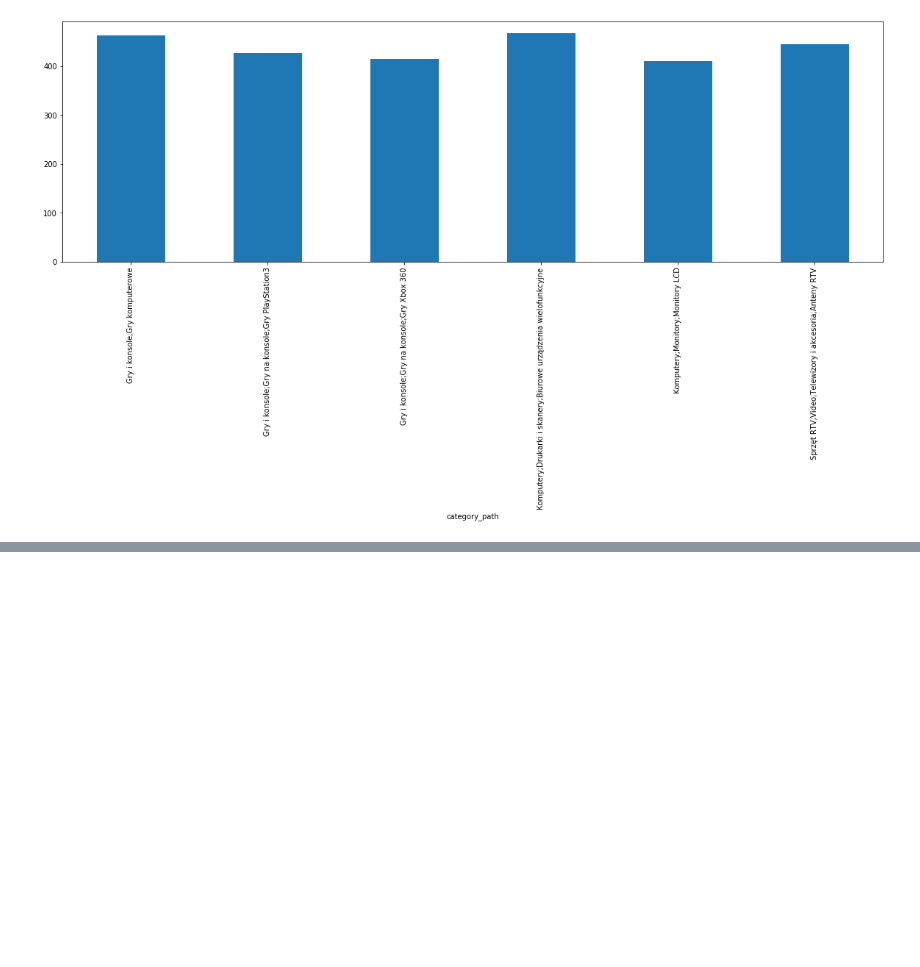
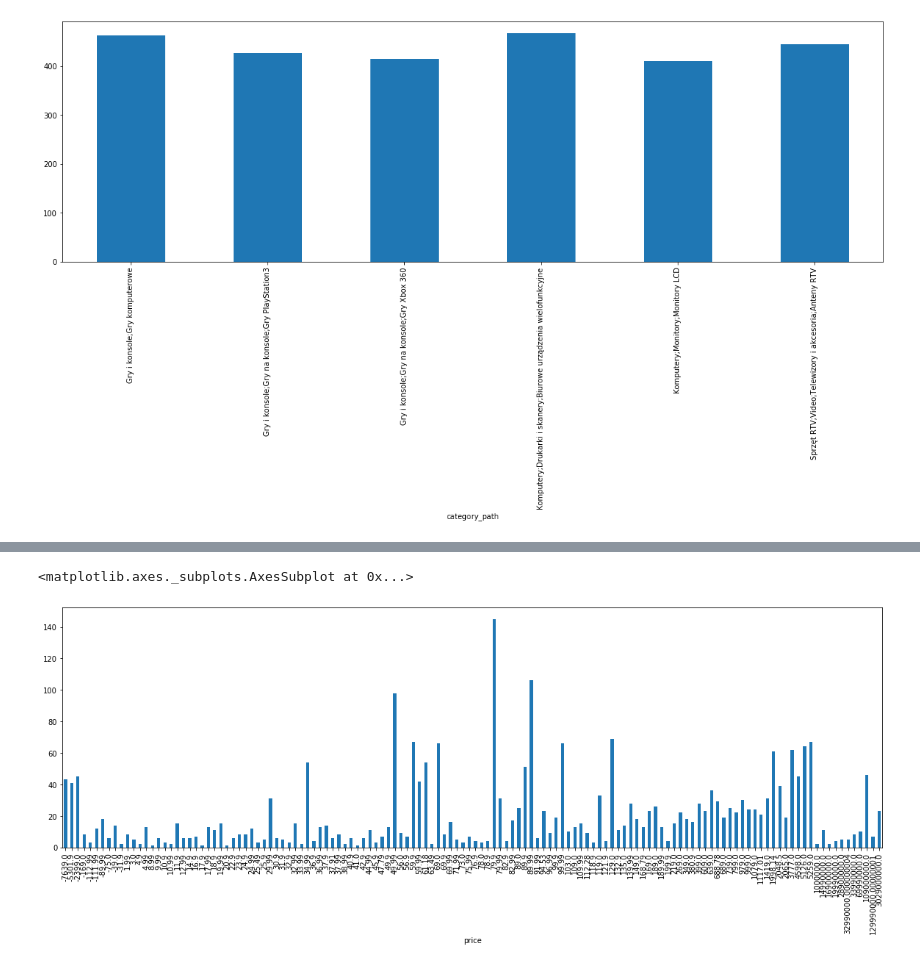
Before and after one commit to Rolkarolka/Delivery-optimization, a Jupyter notebook: notebooks/data_analysis.ipynb, the cells around one changed output, grey strips where cells are left out. Drawn from its saved outputs; the diff is of its cells as text; code cells hidden in the pictures; blank space fills up the shorter version.

Commit message:
DO-3 Add plot number of oredrs in given price ranges

```diff
--- a/notebooks/data_analysis.ipynb
+++ b/notebooks/data_analysis.ipynb
@@ -234,0 +237,5 @@ df.groupby(df["category_path"])["category_path"].count().plot(kind='bar', rot=90
+# %%
+df = pd.read_json("./../data/raw/sessions.jsonl", lines=True)
+df.set_index('session_id', inplace=True)
+df_price = df[df['event_type'] == "BUY_PRODUCT"]
+df_price
@@ -234,0 +257,7 @@ df.groupby(df["category_path"])["category_path"].count().plot(kind='bar', rot=90
+# %%
+df_product = pd.read_json("./../data/raw/products.jsonl", lines=True)
+df_product.set_index('product_id', inplace=True)
+# df = df.replace([np.inf, -np.inf], np.nan)
+# df = df.dropna(subset=["price"])
+# df = df[df.price >= 0]
+df_product
@@ -234,0 +279,3 @@ df.groupby(df["category_path"])["category_path"].count().plot(kind='bar', rot=90
+# %%
+df = pd.merge(df_price, df_product, on='product_id', how='inner')
+df
@@ -234,0 +296,6 @@ df.groupby(df["category_path"])["category_path"].count().plot(kind='bar', rot=90
+# %%
+fig, axs = plt.subplots(figsize=(20, 6))
+df.groupby(df["price"])["price"].count().plot(kind='bar', rot=90, ax=axs) # do skonsultowania jak chcemy grupować
+# %% [output]
+<matplotlib.axes._subplots.AxesSubplot at 0x...>
+[figure, added]
```
Also changed, not shown: parts of 4 cells of this notebook.
